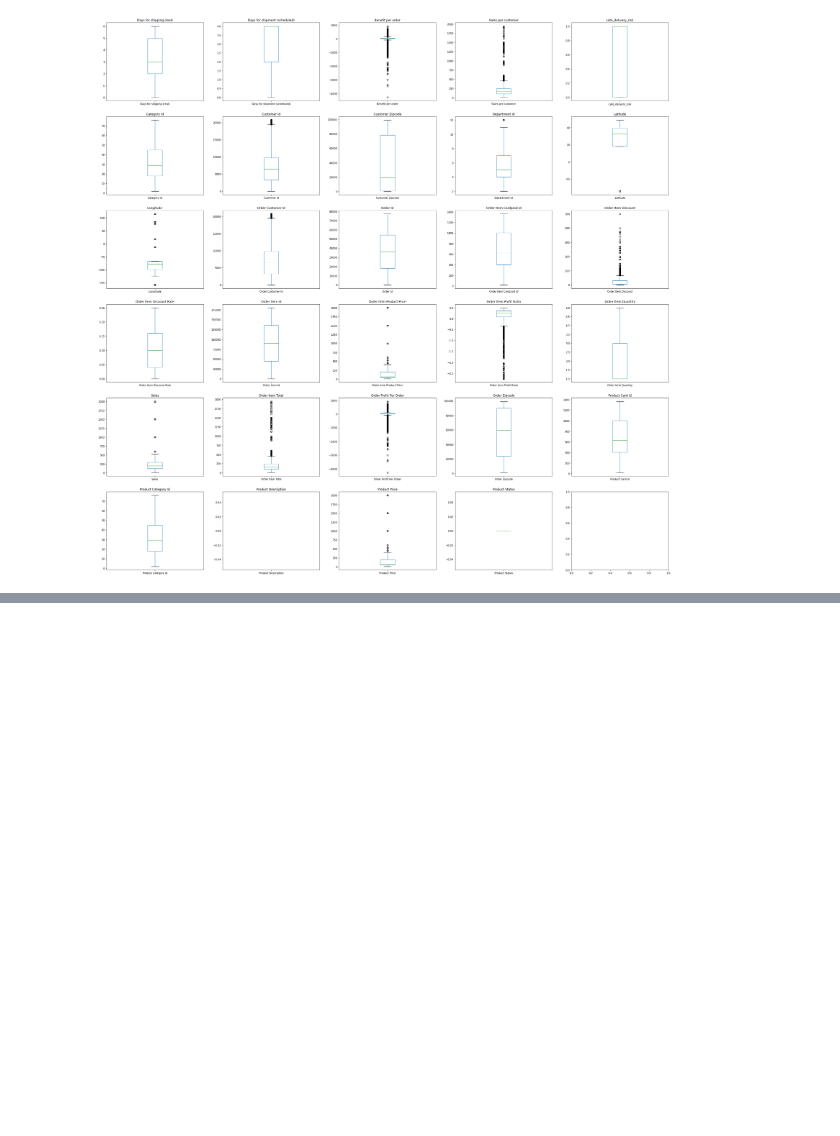
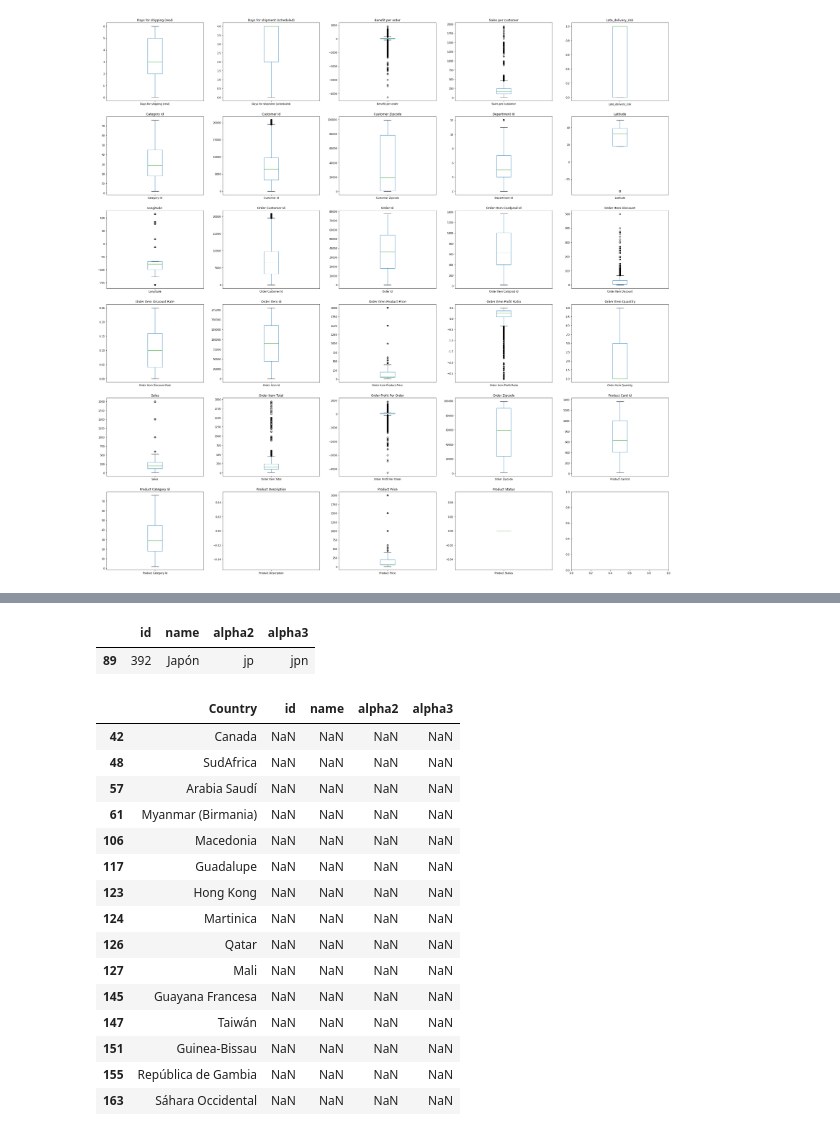
Before and after one commit to phucnh22/BI_Project_SCM, a Jupyter notebook: Analysis.ipynb, the cells around one changed output, grey strips where cells are left out. Cells and saved outputs as stored; diff of their text form; code cells hidden in the pictures; blank space fills up the shorter version.

```diff
--- a/Analysis.ipynb
+++ b/Analysis.ipynb
@@ -335,0 +300,2 @@ categorical_cardinality_plot(plot_df, plot_features)
+# %%
+countries = pd.DataFrame(data["Order Country"].unique(),columns = ['Country'])
@@ -335,0 +304,2 @@ categorical_cardinality_plot(plot_df, plot_features)
+# %%
+c_code_es = pd.read_csv("data/es/countries.csv")
@@ -335,0 +322,28 @@ categorical_cardinality_plot(plot_df, plot_features)
+# %%
+countries.iloc[:,0]=countries.iloc[:,0].map(lambda x:x.translate(table))
+# %%
+df_merged = pd.merge(countries,c_code_es,left_on='Country', right_on='name',how ='left')
+# %%
+c_code_es[c_code_es['alpha2'] == 'jp']
+# %% [output]
+|  | id | name | alpha2 | alpha3 |
+| 89 | 392 | Japón | jp | jpn |
+# %%
+df_merged[df_merged.isna()['name']]
+# %% [output]
+|  | Country | id | name | alpha2 | alpha3 |
+| 42 | Canada | NaN | NaN | NaN | NaN |
+| 48 | SudAfrica | NaN | NaN | NaN | NaN |
+| 57 | Arabia Saudí | NaN | NaN | NaN | NaN |
+| 61 | Myanmar (Birmania) | NaN | NaN | NaN | NaN |
+| 106 | Macedonia | NaN | NaN | NaN | NaN |
+| 117 | Guadalupe | NaN | NaN | NaN | NaN |
+| 123 | Hong Kong | NaN | NaN | NaN | NaN |
+| 124 | Martinica | NaN | NaN | NaN | NaN |
+| 126 | Qatar | NaN | NaN | NaN | NaN |
+| 127 | Mali | NaN | NaN | NaN | NaN |
+| 145 | Guayana Francesa | NaN | NaN | NaN | NaN |
+| 147 | Taiwán | NaN | NaN | NaN | NaN |
+| 151 | Guinea-Bissau | NaN | NaN | NaN | NaN |
+| 155 | República de Gambia | NaN | NaN | NaN | NaN |
+| 163 | Sáhara Occidental | NaN | NaN | NaN | NaN |
```
Also changed, not shown: parts of 14 cells of this notebook, 8 other files.
